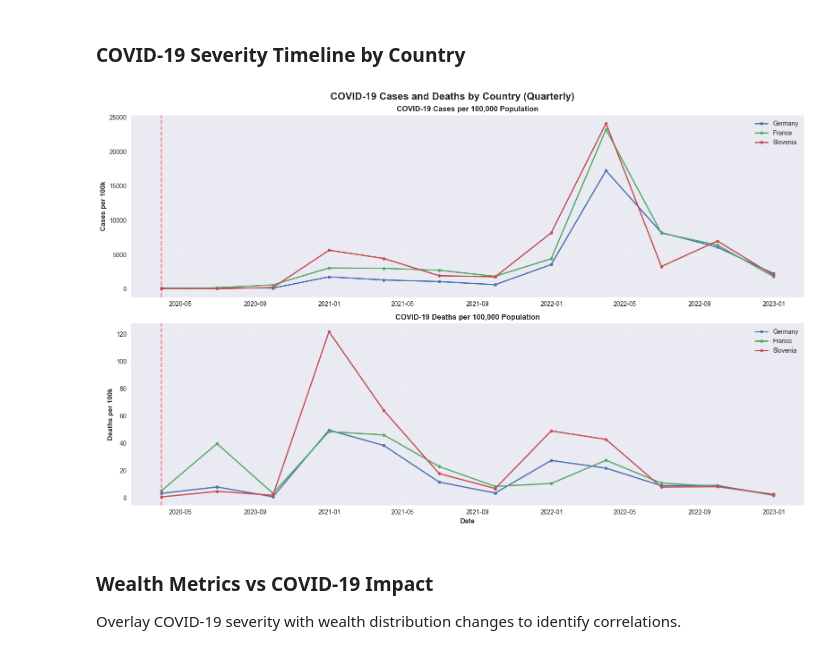
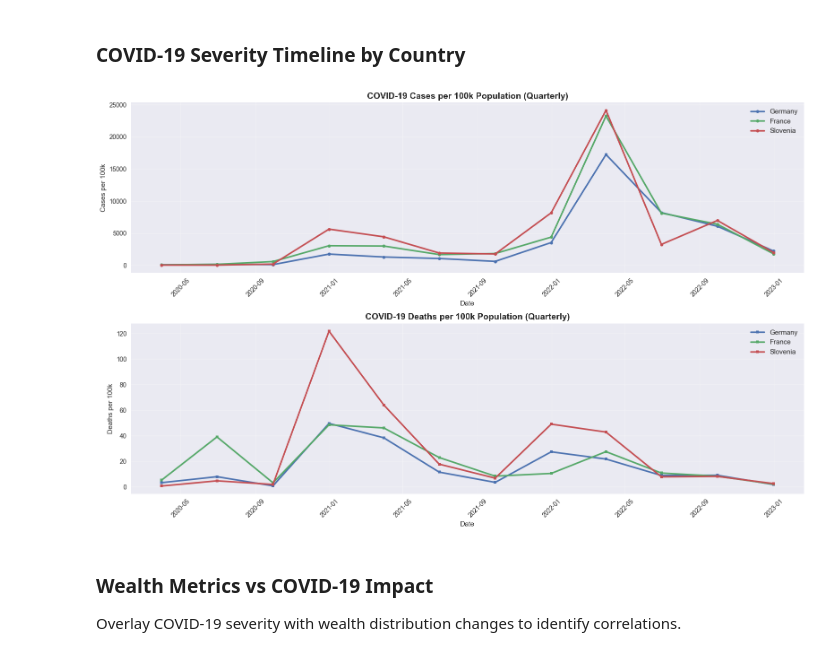
Before and after one commit to clement-antoine-xavier/covid-19-wealth-distribution, a Jupyter notebook: Covid-19 - Wealth Distribution.ipynb, the cells around one changed output. Drawn from its saved outputs; the diff is of its cells as text; code cells hidden in the pictures.

```diff
--- a/Covid-19 - Wealth Distribution.ipynb
+++ b/Covid-19 - Wealth Distribution.ipynb
@@ -839,5 +513,5 @@ for code in ['DE', 'FR', 'LT']:
 # %%
 # Visualize all three model types for Germany
 for model_name, preds in enhanced_predictions['DE'].items():
-    plot_prediction_vs_actual(test_data, preds, 'DE', model_name)
+    plot_prediction_vs_actual(test_df, preds, 'DE', model_name)
 # %% [output]
@@ -996,8 +670,8 @@ metric_order = ['total_assets', 'median_wealth', 'mean_wealth', 'net_wealth', 'g
 
 predictions_dict = {}
 # Train linear models for Germany, France, and Slovenia (baseline approach)
-for code in ['DE', 'FR', 'LT']:
-    predictions_dict[code] = train_predict_country(train_data, test_data, code, model_type='linear')
+for code in ['DE', 'FR', 'SI']:
+    predictions_dict[code] = train_predict_country(train_df, test_df, code, model_type='linear')
 # %% [markdown]
 ### Germany - Prediction vs Actual (2020-2025)
 # %%
@@ -1068,16 +742,24 @@ label_map = {
     'median_wealth': 'Median Wealth',
     'mean_wealth': 'Mean Wealth',
     'net_wealth': 'Net Wealth',
-    'gini': 'Gini'
+    'gini': 'Gini',
+    'net_wealth_top10': 'Net Wealth Top 10%',
+    'net_wealth_bottom50': 'Net Wealth Bottom 50%',
+    'share_top10': 'Share Top 10%',
+    'share_bottom50': 'Share Bottom 50%'
 }
 
 # Loop through all countries and metrics to calculate errors
-for code in ['DE', 'FR', 'LT']:
+for code in ['DE', 'FR', 'SI']:
     metrics = WEALTH_METRICS[code]
     for key, col in metrics.items():
+        # Skip metrics that are not in predictions (distribution metrics are not predicted)
         if key not in predictions_dict[code]:
             continue
-        actual_series = test_data[col]
+        # Skip if metric label is not defined
+        if key not in label_map:
+            continue
+        actual_series = test_df[col]
         preds = predictions_dict[code][key]
         mae, rmse, mape, r2 = calculate_errors(actual_series, preds)
         error_summary.append({
@@ -1210,9 +892,41 @@ plot_covid_summary(covid_quarterly)
 # %%
 # Plot COVID-19 cases and deaths over time for all three countries
 # Normalized per 100k population for fair comparison
-plot_covid_timelines(covid_quarterly, countries_of_interest)
+
+fig, axes = plt.subplots(2, 1, figsize=(16, 10))
+
+# Plot 1: Cases per 100k over time
+ax1 = axes[0]
+for country in countries_of_interest:
+    country_data = covid_quarterly[covid_quarterly['countriesAndTerritories'] == country]
+    ax1.plot(country_data['DATE'], country_data['cases_per_100k'],
+            label=country, linewidth=2.5, marker='o', markersize=5)
+
+ax1.set_title('COVID-19 Cases per 100k Population (Quarterly)', fontsize=14, fontweight='bold')
+ax1.set_xlabel('Date', fontsize=11)
+ax1.set_ylabel('Cases per 100k', fontsize=11)
+ax1.legend(loc='best', fontsize=11)
+ax1.grid(True, alpha=0.3)
+ax1.tick_params(axis='x', rotation=45)
+
+# Plot 2: Deaths per 100k over time
+ax2 = axes[1]
+for country in countries_of_interest:
+    country_data = covid_quarterly[covid_quarterly['countriesAndTerritories'] == country]
+    ax2.plot(country_data['DATE'], country_data['deaths_per_100k'],
+            label=country, linewidth=2.5, marker='s', markersize=5)
+
+ax2.set_title('COVID-19 Deaths per 100k Population (Quarterly)', fontsize=14, fontweight='bold')
+ax2.set_xlabel('Date', fontsize=11)
+ax2.set_ylabel('Deaths per 100k', fontsize=11)
+ax2.legend(loc='best', fontsize=11)
+ax2.grid(True, alpha=0.3)
+ax2.tick_params(axis='x', rotation=45)
+
+plt.tight_layout()
+plt.show()
 # %% [output]
-[figure, old version]
+[figure, new version]
 # %% [markdown]
 ### Wealth Metrics vs COVID-19 Impact
 
```
Also changed, not shown: parts of 35 cells of this notebook, 13 other files.
